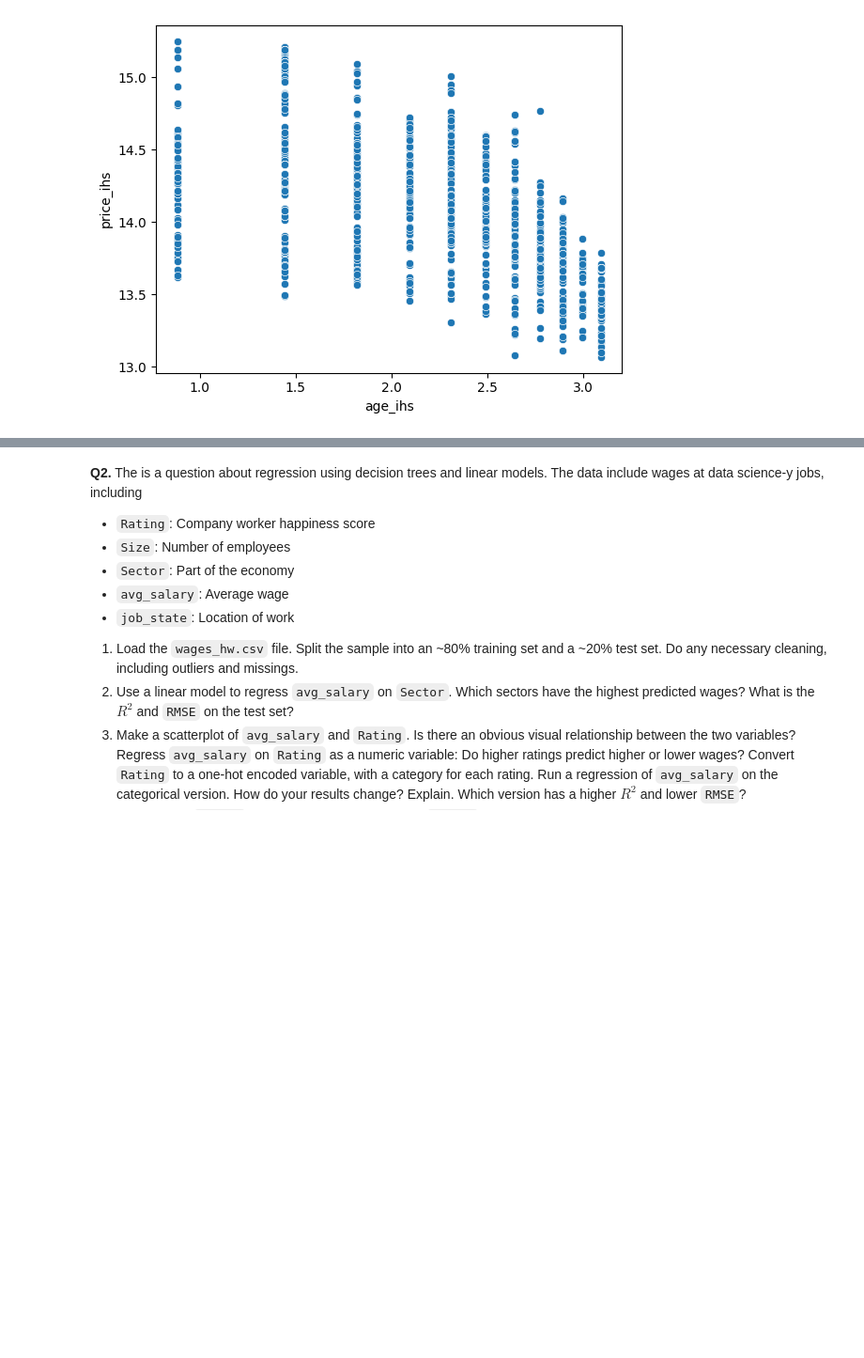
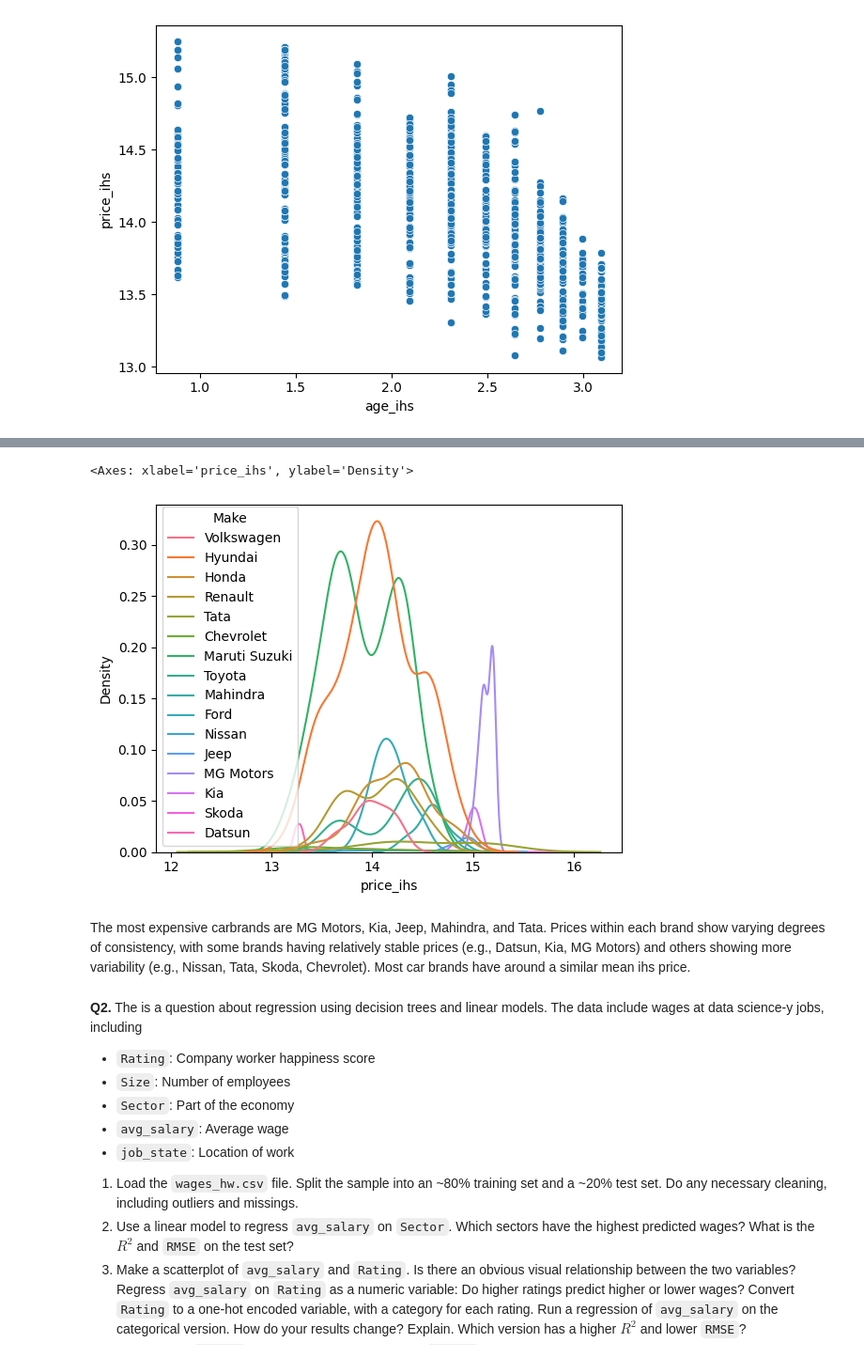
Before and after one commit to Sabrina-Hendricks/assignment4, a Jupyter notebook: assignment4.ipynb, the cells around one changed output, grey strips where cells are left out. Shown at 94% size. Drawn from its saved outputs; the diff is of its cells as text; code cells hidden in the pictures; blank space fills up the shorter version.

```diff
--- a/assignment4.ipynb
+++ b/assignment4.ipynb
@@ -111,3 +151,10 @@ df['No_of_Owners'] = pd.to_numeric(df['No_of_Owners'])
+# %%
+sns.kdeplot(data=df, x='price_ihs', hue='Make')
+# %% [output]
+<Axes: xlabel='price_ihs', ylabel='Density'>
+[figure, added]
+# %% [markdown]
+The most expensive carbrands are MG Motors, Kia, Jeep, Mahindra, and Tata. Prices within each brand show varying degrees of consistency, with some brands having relatively stable prices (e.g., Datsun, Kia, MG Motors) and others showing more variability (e.g., Nissan, Tata, Skoda, Chevrolet). Most car brands have around a similar mean ihs price.
 # %% [markdown]
 **Q2.** The is a question about regression using decision trees and linear models. The data include wages at data science-y jobs, including
 
```
Also changed, not shown: parts of 4 cells of this notebook.
